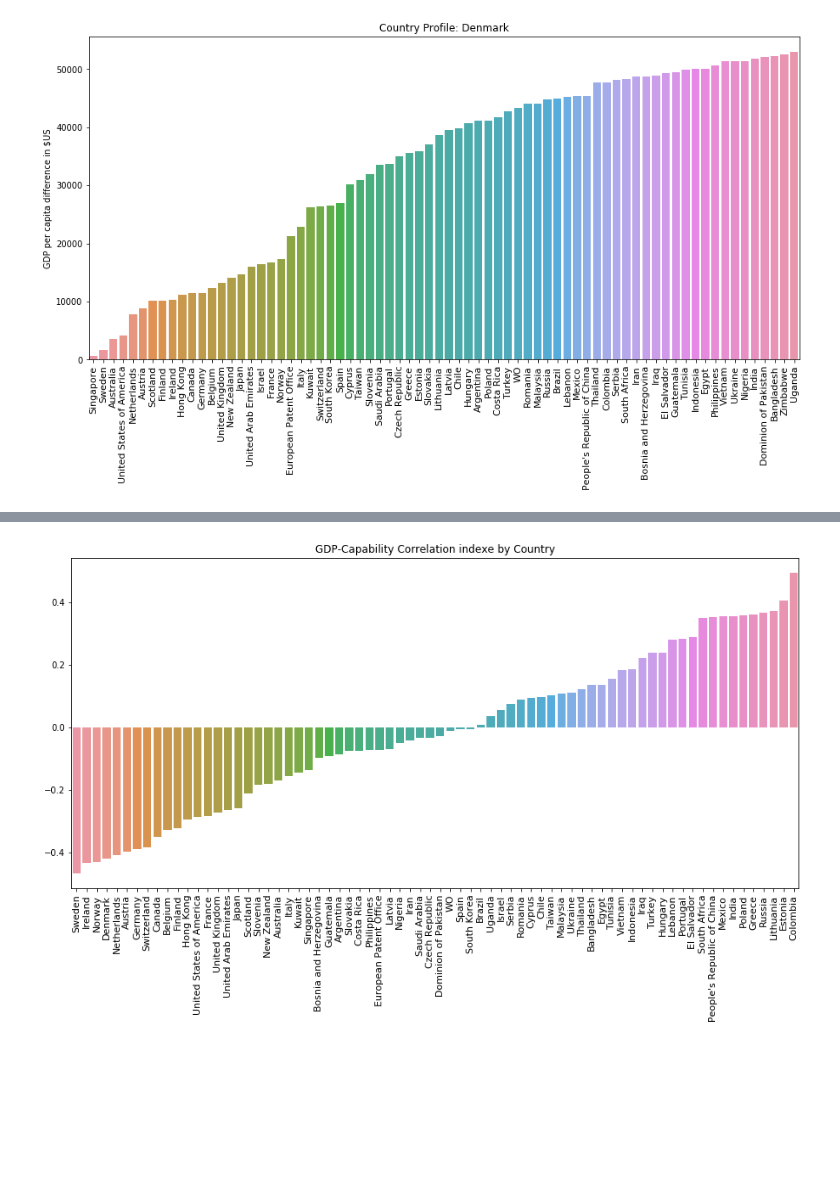
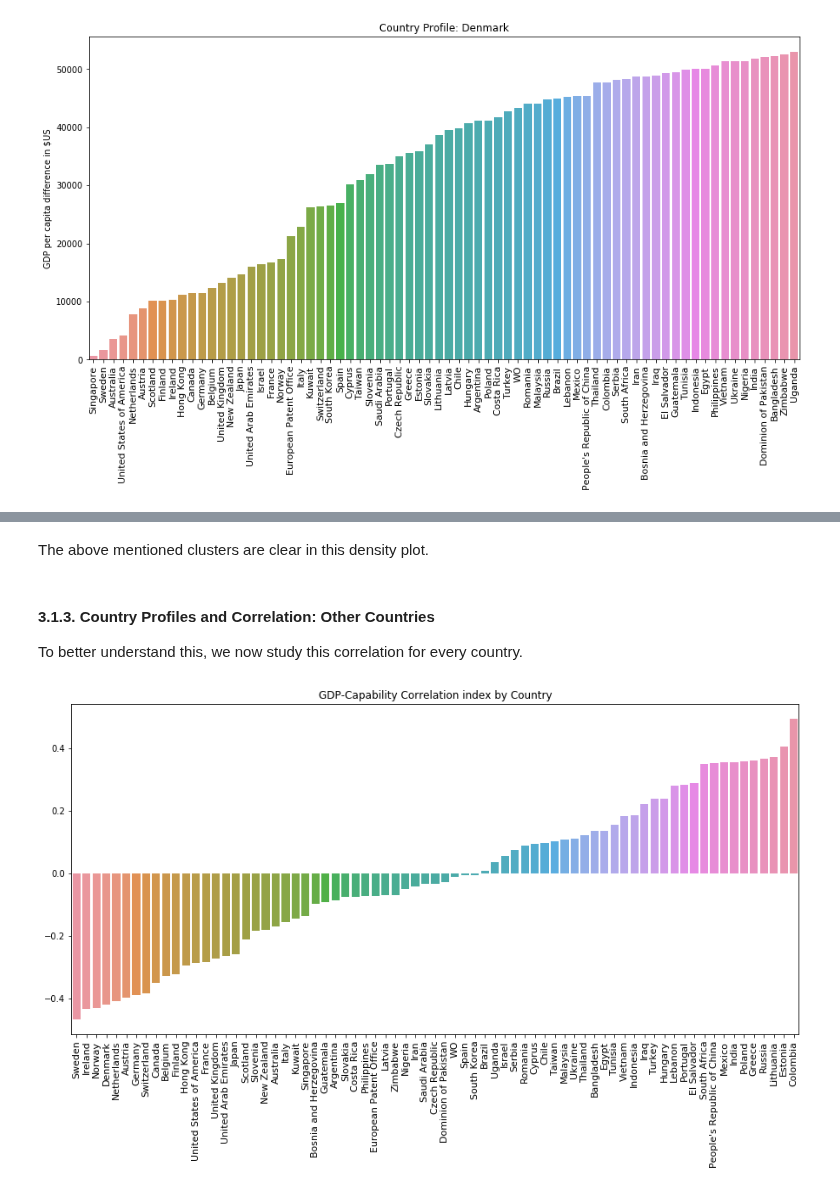
Before and after one commit to duarteocarmo/technological_capabilities, a Jupyter notebook: notebooks/2_1_Capability Correlations_Countries.ipynb, the cells around one changed output, grey strips where cells are left out. Saved outputs shown, nothing was run; the diff lists cells and outputs as text; code cells hidden in the pictures; blank space fills up the shorter version.

Commit message:
Fixed contextual plots.

```diff
--- a/notebooks/2_1_Capability Correlations_Countries.ipynb
+++ b/notebooks/2_1_Capability Correlations_Countries.ipynb
@@ -723,32 +726,38 @@ To better understand this, we now study this correlation for every country.
+# %% [markdown]
+The above mentioned clusters are clear in this density plot.
+# %% [markdown]
+#### 3.1.3. Country Profiles and Correlation: Other Countries <a class="anchor" id="three-one-three"></a>
+
+To better understand this, we now study this correlation for every country.
 # %%
 pearson_dict = {}
 # for each country selected
-for country in clean_country_names:
+for ind_country in countries_available:
 
     # find the matrix slice
-    country_index = find_index(country, countries_available)
+    country_index = find_index(ind_country, countries_available)
     histogram_data_gdps = gdps[:, country_index]
     histogram_data_corr = adapted_country_correlation[:, country_index]
 
     # remove the country itself from data and labels
     histogram_data_gpds = np.delete(histogram_data_gdps, country_index)
     histogram_data_corr = np.delete(histogram_data_corr, country_index)
     clean_country_names = np.delete(countries_available, country_index)
 
     # add entry to a dictionnary that dictionnary[country] = pearson correlation value
-    pearson_dict[country] = stats.pearsonr(histogram_data_corr, histogram_data_gpds)[0]
-    #pearson_dict[country] = 1 - spatial.distance.cosine(histogram_data_corr, histogram_data_gpds)
+    pearson_dict[ind_country] = stats.pearsonr(histogram_data_corr, histogram_data_gpds)[0]
+
 
 
 sorted_dict = sorted(pearson_dict.items(), key=operator.itemgetter(1))
-countries = [e[0] for e in sorted_dict]
+b_countries = [e[0] for e in sorted_dict]
 correlations = [e[1] for e in sorted_dict]
 
 
 plt.subplots(1,1,figsize=(15,7))
 sns.barplot(np.arange(len(correlations)), correlations)
-plt.xticks(np.arange(len(correlations)), countries, rotation=90, fontsize=11)
-plt.title('GDP-Capability Correlation indexe by Country')
+plt.xticks(np.arange(len(correlations)), b_countries, rotation=90, fontsize=11)
+plt.title('GDP-Capability Correlation index by Country')
 plt.show()
 # %% [output]
-[figure, old version]
+[figure, new version]
```
Also changed, not shown: parts of 14 cells of this notebook.
